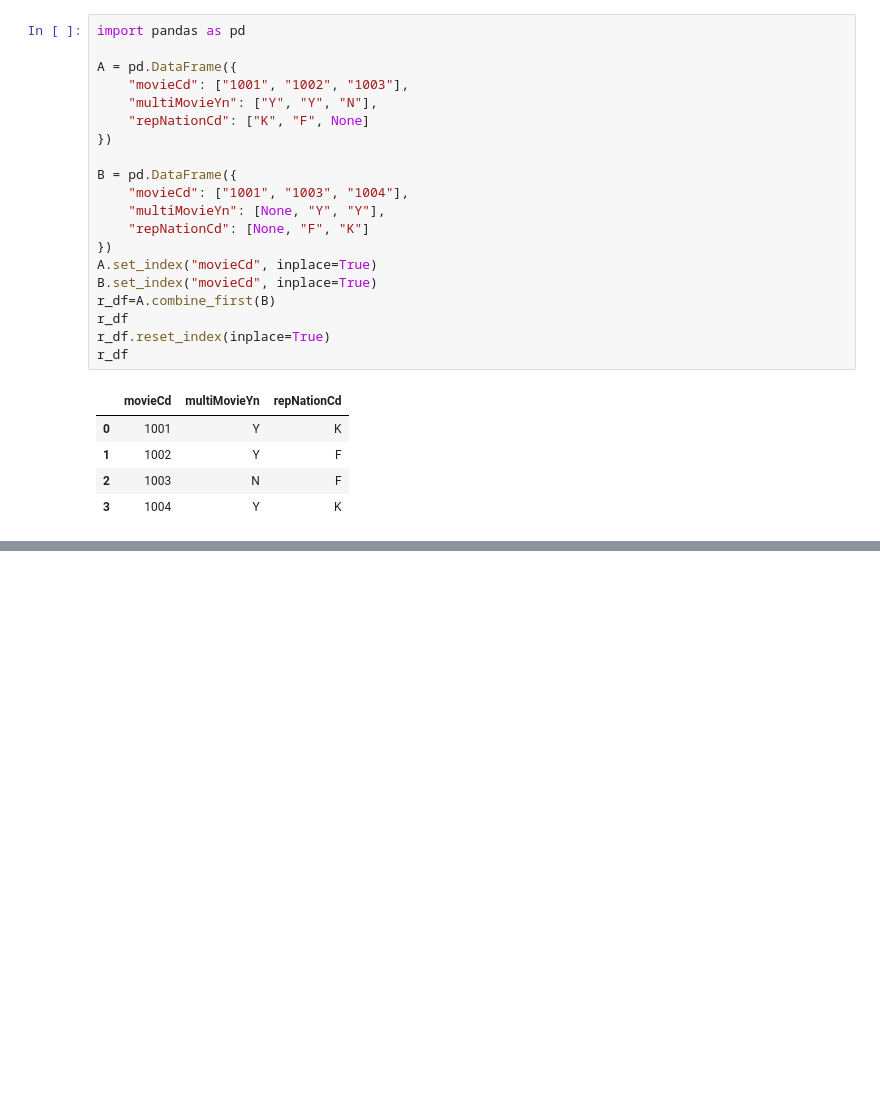
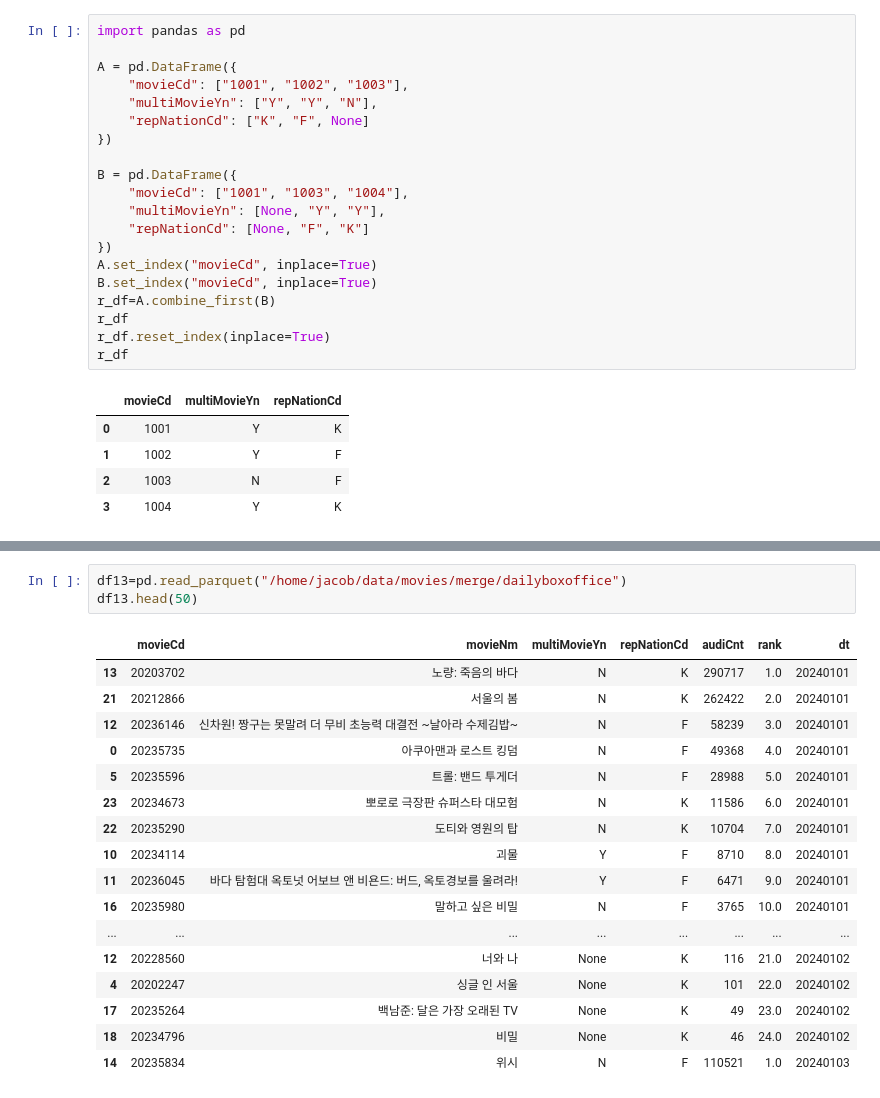
Before and after one commit to Jacob-53/movie, a Jupyter notebook: notes/Untitled.ipynb, the cells around one changed output, grey strips where cells are left out. Cells and saved outputs as stored; diff of their text form; blank space fills up the shorter version.

```diff
--- a/notes/Untitled.ipynb
+++ b/notes/Untitled.ipynb
@@ -149,0 +177,21 @@ r_df
+# %%
+df13=pd.read_parquet("/home/jacob/data/movies/merge/dailyboxoffice")
+df13.head(50)
+# %% [output]
+|  | movieCd | movieNm | multiMovieYn | repNationCd | audiCnt | rank | dt |
+| 13 | 20203702 | 노량: 죽음의 바다 | N | K | 290717 | 1.0 | 20240101 |
+| 21 | 20212866 | 서울의 봄 | N | K | 262422 | 2.0 | 20240101 |
+| 12 | 20236146 | 신차원! 짱구는 못말려 더 무비 초능력 대결전 ~날아라 수제김밥~ | N | F | 58239 | 3.0 | 20240101 |
+| 0 | 20235735 | 아쿠아맨과 로스트 킹덤 | N | F | 49368 | 4.0 | 20240101 |
+| 5 | 20235596 | 트롤: 밴드 투게더 | N | F | 28988 | 5.0 | 20240101 |
+| 23 | 20234673 | 뽀로로 극장판 슈퍼스타 대모험 | N | K | 11586 | 6.0 | 20240101 |
+| 22 | 20235290 | 도티와 영원의 탑 | N | K | 10704 | 7.0 | 20240101 |
+| 10 | 20234114 | 괴물 | Y | F | 8710 | 8.0 | 20240101 |
+| 11 | 20236045 | 바다 탐험대 옥토넛 어보브 앤 비욘드: 버드, 옥토경보를 울려라! | Y | F | 6471 | 9.0 | 20240101 |
+| 16 | 20235980 | 말하고 싶은 비밀 | N | F | 3765 | 10.0 | 20240101 |
+| ... | ... | ... | ... | ... | ... | ... | ... |
+| 12 | 20228560 | 너와 나 | None | K | 116 | 21.0 | 20240102 |
+| 4 | 20202247 | 싱글 인 서울 | None | K | 101 | 22.0 | 20240102 |
+| 17 | 20235264 | 백남준: 달은 가장 오래된 TV | None | K | 49 | 23.0 | 20240102 |
+| 18 | 20234796 | 비밀 | None | K | 46 | 24.0 | 20240102 |
+| 14 | 20235834 | 위시 | N | F | 110521 | 1.0 | 20240103 |
```
Also changed, not shown: parts of 6 cells of this notebook, 3 other files.
